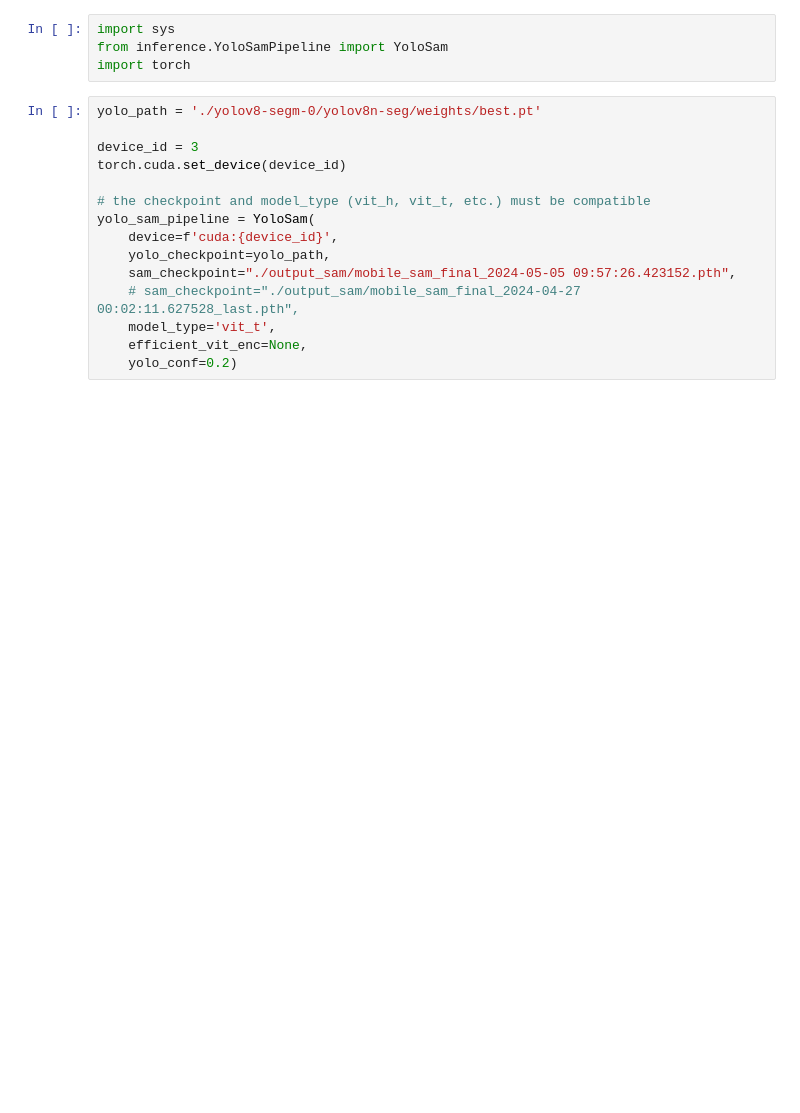
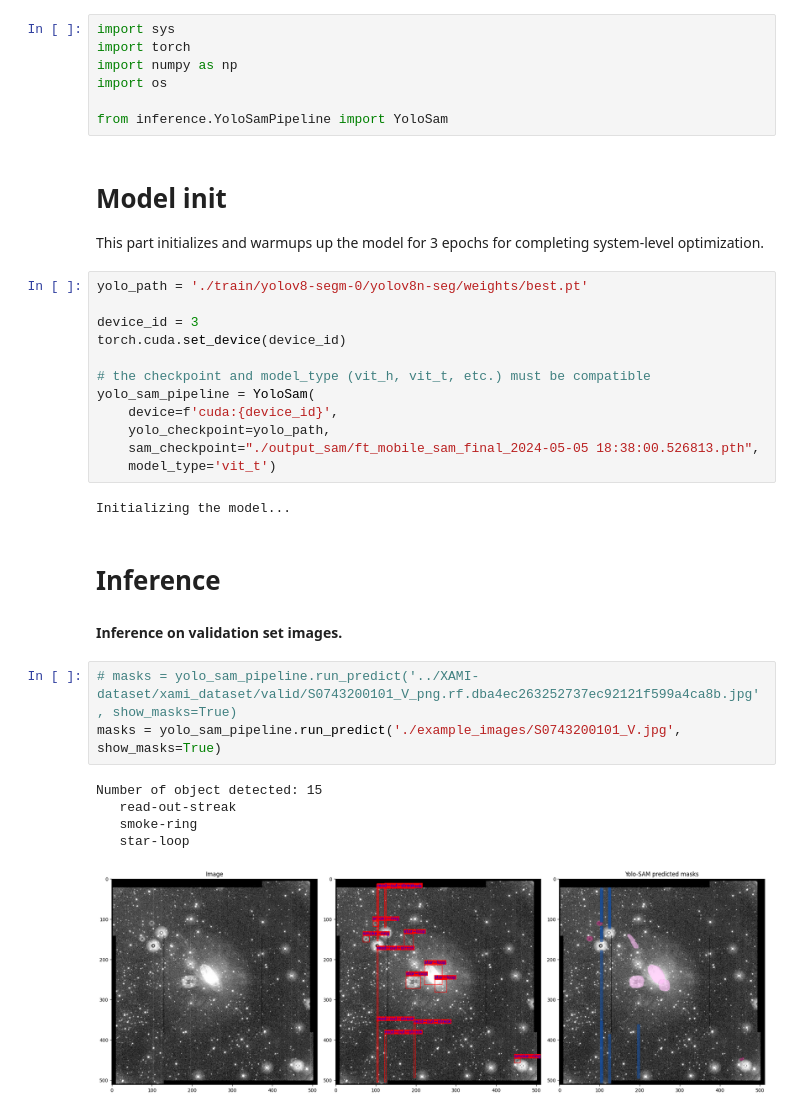
Before and after one commit to ESA-Datalabs/XAMI-model, a Jupyter notebook: yolo_sam_inference.ipynb, the cells around one changed output. Saved outputs shown, nothing was run; the diff lists cells and outputs as text; blank space fills up the shorter version.

Commit message:
minor changes + added multiple inference types

```diff
--- a/yolo_sam_inference.ipynb
+++ b/yolo_sam_inference.ipynb
@@ -1,9 +3,16 @@
 # %%
 import sys
+import torch
+import numpy as np
+import os
+
 from inference.YoloSamPipeline import YoloSam
-import torch
+# %% [markdown]
+# Model init
+
+This part initializes and warmups up the model for 3 epochs for completing system-level optimization.
 # %%
-yolo_path = './yolov8-segm-0/yolov8n-seg/weights/best.pt'
+yolo_path = './train/yolov8-segm-0/yolov8n-seg/weights/best.pt'
 
 device_id = 3
 torch.cuda.set_device(device_id)
@@ -12,8 +21,20 @@ torch.cuda.set_device(device_id)
 yolo_sam_pipeline = YoloSam(
     device=f'cuda:{device_id}',
     yolo_checkpoint=yolo_path,
-    sam_checkpoint="./output_sam/mobile_sam_final_2024-05-05 09:57:26.423152.pth",
-    # sam_checkpoint="./output_sam/mobile_sam_final_2024-04-27 00:02:11.627528_last.pth",
-    model_type='vit_t',
-    efficient_vit_enc=None,
-    yolo_conf=0.2)
+    sam_checkpoint="./output_sam/ft_mobile_sam_final_2024-05-05 18:38:00.526813.pth",
+    model_type='vit_t')
+# %% [output]
+Initializing the model...
+# %% [markdown]
+# Inference
+# %% [markdown]
+**Inference on validation set images.**
+# %%
+# masks = yolo_sam_pipeline.run_predict('../XAMI-dataset/xami_dataset/valid/S0743200101_V_png.rf.dba4ec263252737ec92121f599a4ca8b.jpg', show_masks=True)
+masks = yolo_sam_pipeline.run_predict('./example_images/S0743200101_V.jpg', show_masks=True)
+# %% [output]
+Number of object detected: 15
+   read-out-streak
+   smoke-ring
+   star-loop
+[figure, added]
```
Also changed, not shown: parts of 13 cells of this notebook, 6 other files.
